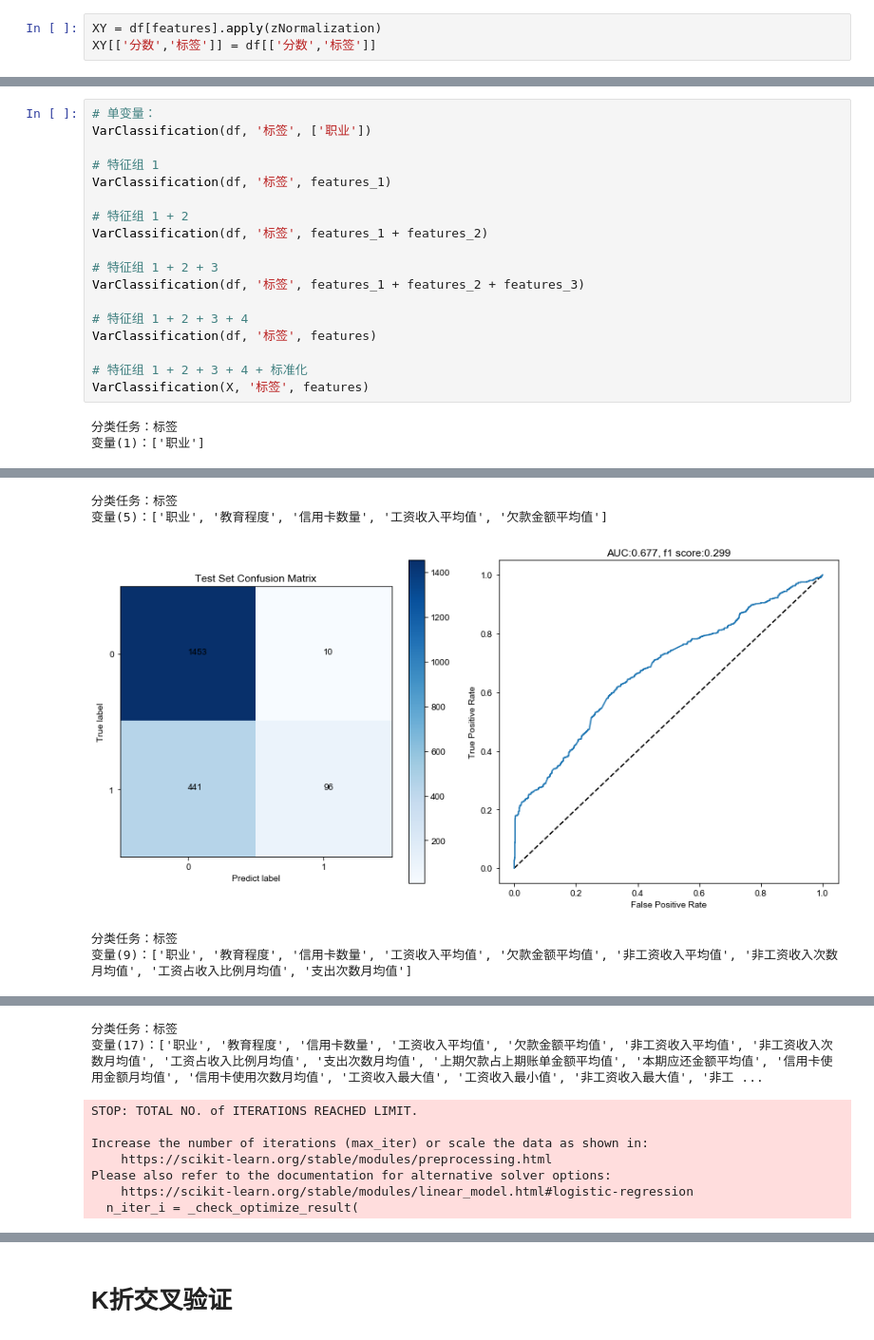
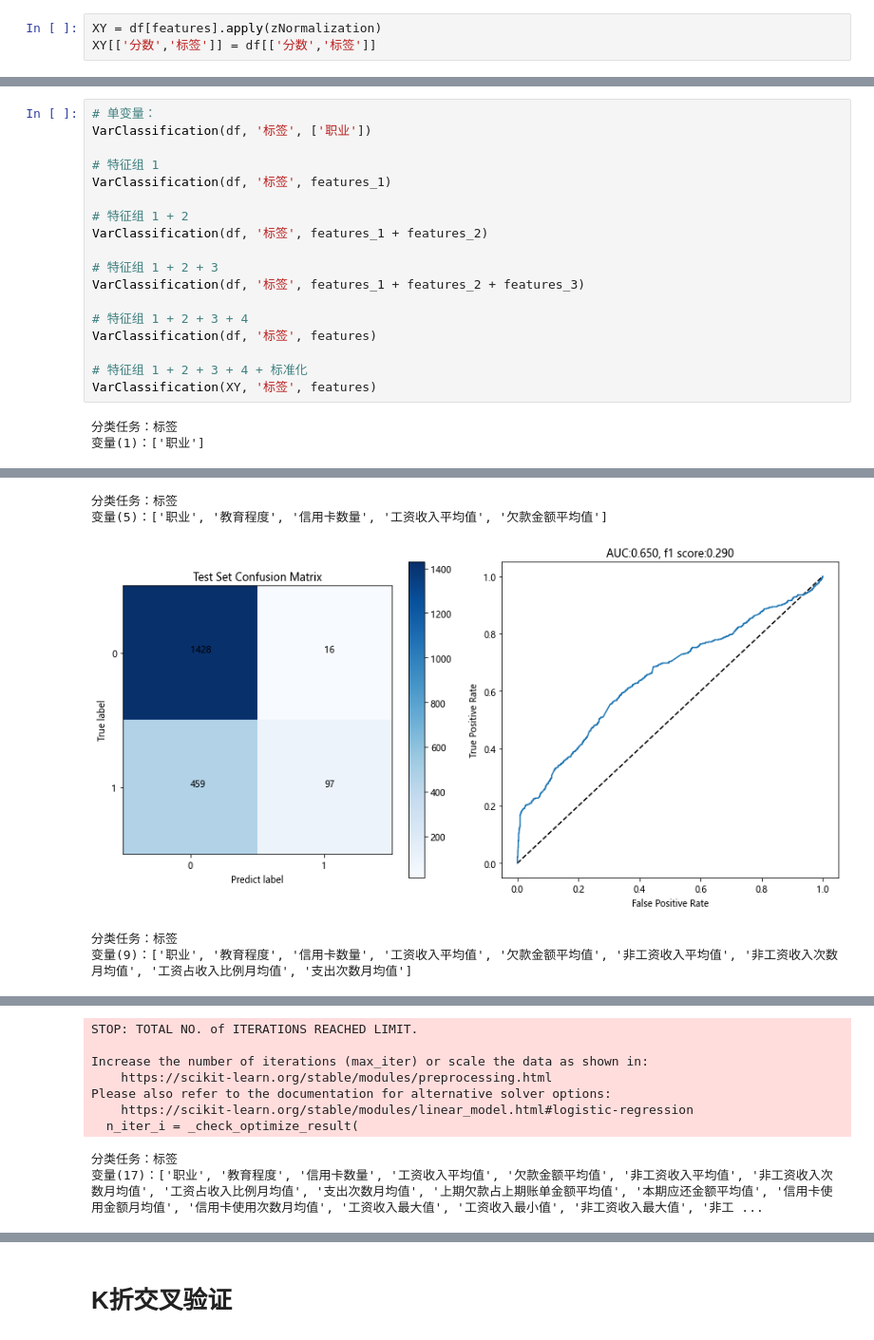
Before and after one commit to ProcedureOriented/MachineLearning, a Jupyter notebook: MidTermHomework.ipynb, the cells around one changed output, grey strips where cells are left out. Shown at 95% size. Saved outputs shown, nothing was run; the diff lists cells and outputs as text.

```diff
--- a/MidTermHomework.ipynb
+++ b/MidTermHomework.ipynb
@@ -1152,7 +1159,7 @@ VarClassification(df, '标签', features_1 + features_2 + features_3)
 VarClassification(df, '标签', features)
 
 # 特征组 1 + 2 + 3 + 4 + 标准化
-VarClassification(X, '标签', features)
+VarClassification(XY, '标签', features)
 # %% [output]
 分类任务：标签
 变量(1)：['职业']
@@ -1160,5 +1167,5 @@ VarClassification(X, '标签', features)
 分类任务：标签
 变量(5)：['职业', '教育程度', '信用卡数量', '工资收入平均值', '欠款金额平均值']
-[figure, old version]
+[figure, new version]
 分类任务：标签
 变量(9)：['职业', '教育程度', '信用卡数量', '工资收入平均值', '欠款金额平均值', '非工资收入平均值', '非工资收入次数月均值', '工资占收入比例月均值', '支出次数月均值']
@@ -1166,9 +1173,9 @@ VarClassification(X, '标签', features)
-分类任务：标签
-变量(17)：['职业', '教育程度', '信用卡数量', '工资收入平均值', '欠款金额平均值', '非工资收入平均值', '非工资收入次数月均值', '工资占收入比例月均值', '支出次数月均值', '上期欠款占上期账单金额平均值', '本期应还金额平均值', '信用卡使用金额月均值', '信用卡使用次数月均值', '工资收入最大值', '工资收入最小值', '非工资收入最大值', '非工 ...
+STOP: TOTAL NO. of ITERATIONS REACHED LIMIT.
+
+Increase the number of iterations (max_iter) or scale the data as shown in:
+    https://scikit-learn.org/stable/modules/preprocessing.html
+Please also refer to the documentation for alternative solver options:
+    https://scikit-learn.org/stable/modules/linear_model.html#logistic-regression
+  n_iter_i = _check_optimize_result(
-STOP: TOTAL NO. of ITERATIONS REACHED LIMIT.
-
-Increase the number of iterations (max_iter) or scale the data as shown in:
-    https://scikit-learn.org/stable/modules/preprocessing.html
-Please also refer to the documentation for alternative solver options:
-    https://scikit-learn.org/stable/modules/linear_model.html#logistic-regression
-  n_iter_i = _check_optimize_result(
+分类任务：标签
+变量(17)：['职业', '教育程度', '信用卡数量', '工资收入平均值', '欠款金额平均值', '非工资收入平均值', '非工资收入次数月均值', '工资占收入比例月均值', '支出次数月均值', '上期欠款占上期账单金额平均值', '本期应还金额平均值', '信用卡使用金额月均值', '信用卡使用次数月均值', '工资收入最大值', '工资收入最小值', '非工资收入最大值', '非工 ...
```
Also changed, not shown: parts of 16 cells of this notebook.
